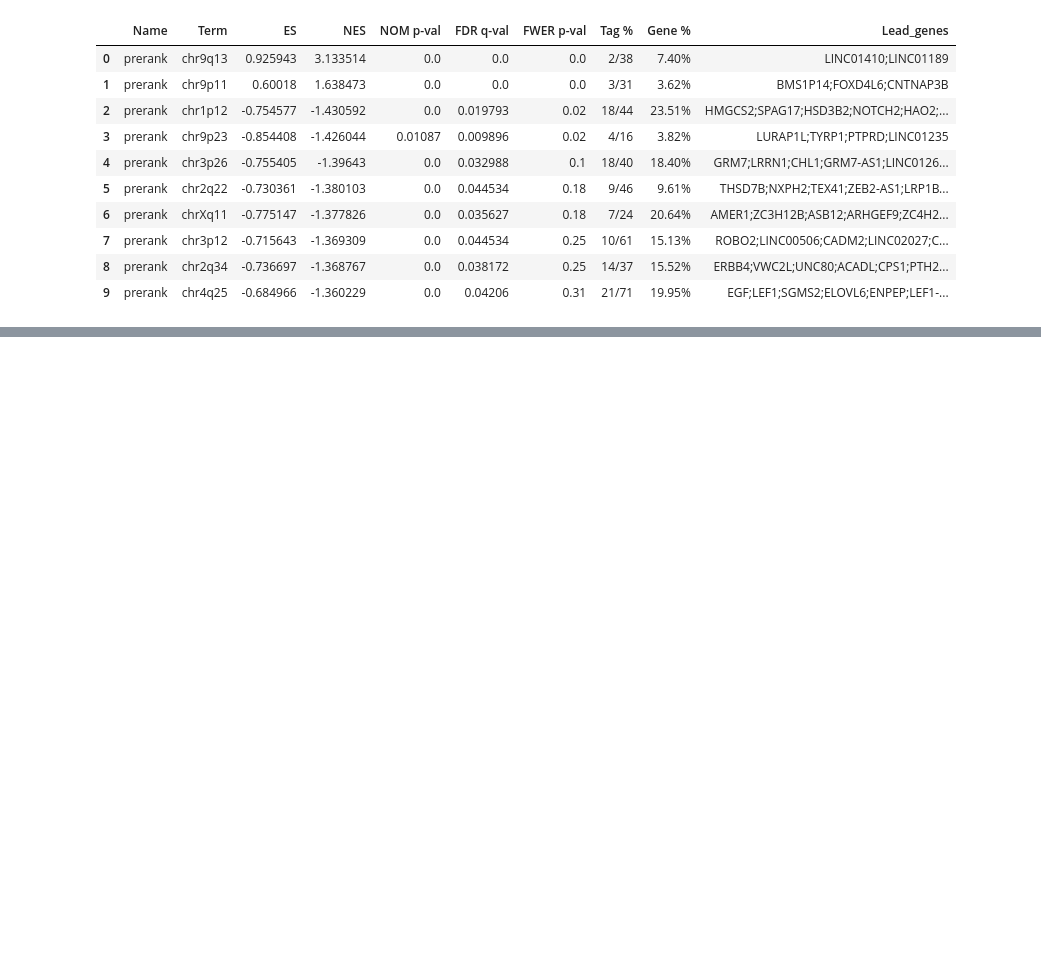
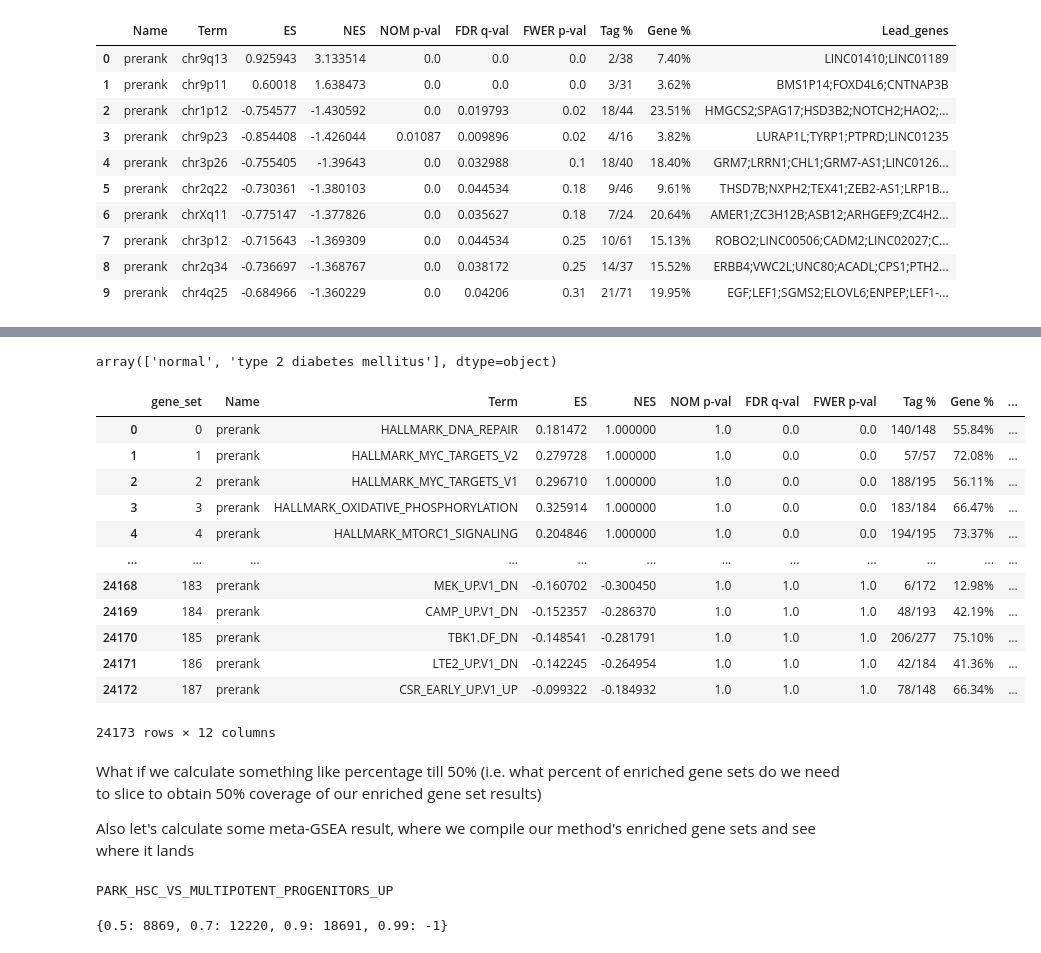
Before and after one commit to david-zhang03/c2s-RL, a Jupyter notebook: gene_programs_dev/run_bulk_gsea.ipynb, the cells around one changed output, grey strips where cells are left out. Drawn from its saved outputs; the diff is of its cells as text; code cells hidden in the pictures; blank space fills up the shorter version.

```diff
--- a/gene_programs_dev/run_bulk_gsea.ipynb
+++ b/gene_programs_dev/run_bulk_gsea.ipynb
@@ -296,0 +312,25 @@ gsea_results['c1.all.v2024.1.Hs'].res2d.iloc[:10]
+# %%
+gps_df['Disease'].unique()
+# %% [output]
+array(['normal', 'type 2 diabetes mellitus'], dtype=object)
+# %%
+pseudo_bulk_result_path = os.path.join(dataset_dir, "endothelial cell_normal.csv")
+# %%
+endo_cell_normal = pd.read_csv(pseudo_bulk_result_path)
+# %%
+# recall: our gsea analysis script runs gp.prerank sequentially across the MSigDB *.gmt files, followed by concatenation. hence we need to sort across all the results across *.gmt
+endo_cell_normal
+# %% [output]
+|  | gene_set | Name | Term | ES | NES | NOM p-val | FDR q-val | FWER p-val | Tag % | Gene % | ... |
+| 0 | 0 | prerank | HALLMARK_DNA_REPAIR | 0.181472 | 1.000000 | 1.0 | 0.0 | 0.0 | 140/148 | 55.84% | ... |
+| 1 | 1 | prerank | HALLMARK_MYC_TARGETS_V2 | 0.279728 | 1.000000 | 1.0 | 0.0 | 0.0 | 57/57 | 72.08% | ... |
+| 2 | 2 | prerank | HALLMARK_MYC_TARGETS_V1 | 0.296710 | 1.000000 | 1.0 | 0.0 | 0.0 | 188/195 | 56.11% | ... |
+| 3 | 3 | prerank | HALLMARK_OXIDATIVE_PHOSPHORYLATION | 0.325914 | 1.000000 | 1.0 | 0.0 | 0.0 | 183/184 | 66.47% | ... |
+| 4 | 4 | prerank | HALLMARK_MTORC1_SIGNALING | 0.204846 | 1.000000 | 1.0 | 0.0 | 0.0 | 194/195 | 73.37% | ... |
+| ... | ... | ... | ... | ... | ... | ... | ... | ... | ... | ... | ... |
+| 24168 | 183 | prerank | MEK_UP.V1_DN | -0.160702 | -0.300450 | 1.0 | 1.0 | 1.0 | 6/172 | 12.98% | ... |
+| 24169 | 184 | prerank | CAMP_UP.V1_DN | -0.152357 | -0.286370 | 1.0 | 1.0 | 1.0 | 48/193 | 42.19% | ... |
+| 24170 | 185 | prerank | TBK1.DF_DN | -0.148541 | -0.281791 | 1.0 | 1.0 | 1.0 | 206/277 | 75.10% | ... |
+| 24171 | 186 | prerank | LTE2_UP.V1_DN | -0.142245 | -0.264954 | 1.0 | 1.0 | 1.0 | 42/184 | 41.36% | ... |
+| 24172 | 187 | prerank | CSR_EARLY_UP.V1_UP | -0.099322 | -0.184932 | 1.0 | 1.0 | 1.0 | 78/148 | 66.34% | ... |
+24173 rows × 12 columns
@@ -296,0 +340,11 @@ gsea_results['c1.all.v2024.1.Hs'].res2d.iloc[:10]
+# %% [markdown]
+What if we calculate something like percentage till 50% (i.e. what percent of enriched gene sets do we need to slice to obtain 50% coverage of our enriched gene set results)
+
+Also let's calculate some meta-GSEA result, where we compile our method's enriched gene sets and see where it lands
+# %%
+for gp in gps_df[(gps_df['Cell Type'] == 'endothelial cell') & (gps_df['Disease'] == 'normal') & (gps_df['Rank Type'] == "Top")]['Gene Program']:
+    # print(gp)
+    if gp in endo_cell_normal_sorted.iloc[:300]['Term'].values:
+        print(gp)
+# %% [output]
+PARK_HSC_VS_MULTIPOTENT_PROGENITORS_UP
@@ -296,0 +420,4 @@ gsea_results['c1.all.v2024.1.Hs'].res2d.iloc[:10]
+# %%
+depths
+# %% [output]
+{0.5: 8869, 0.7: 12220, 0.9: 18691, 0.99: -1}
```
Also changed, not shown: parts of 14 cells of this notebook.
